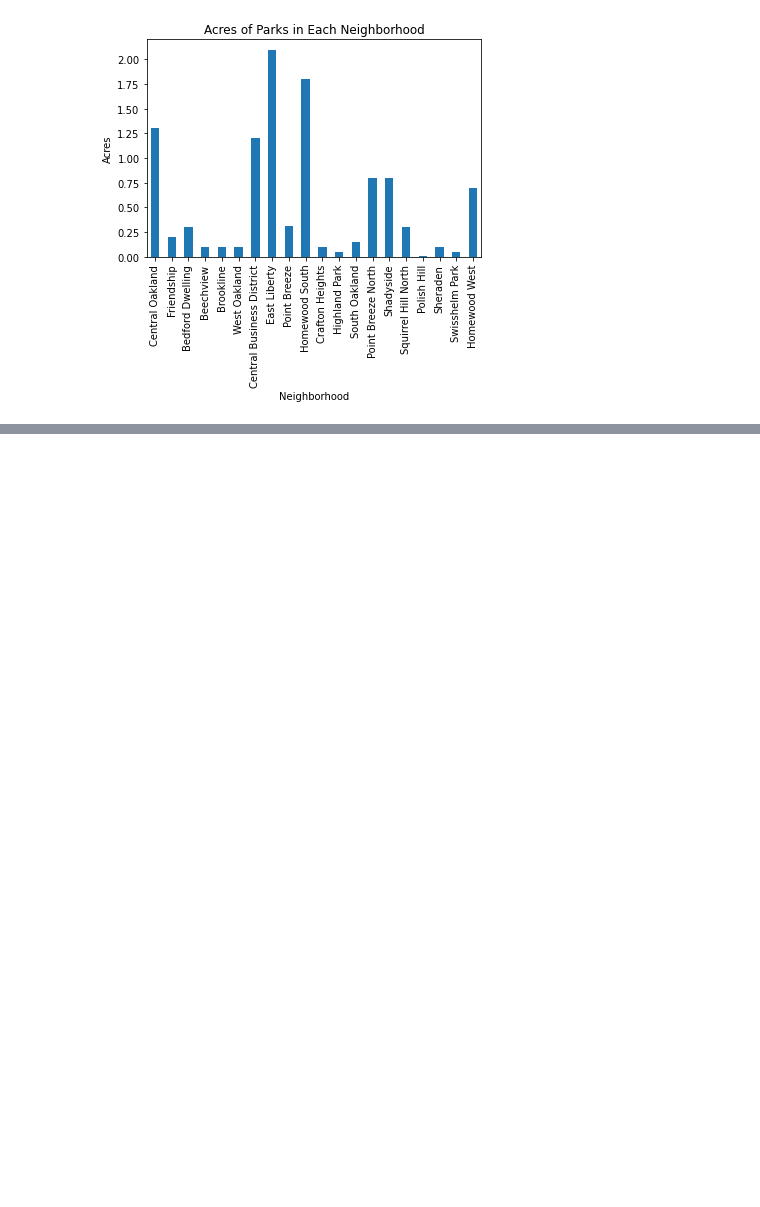
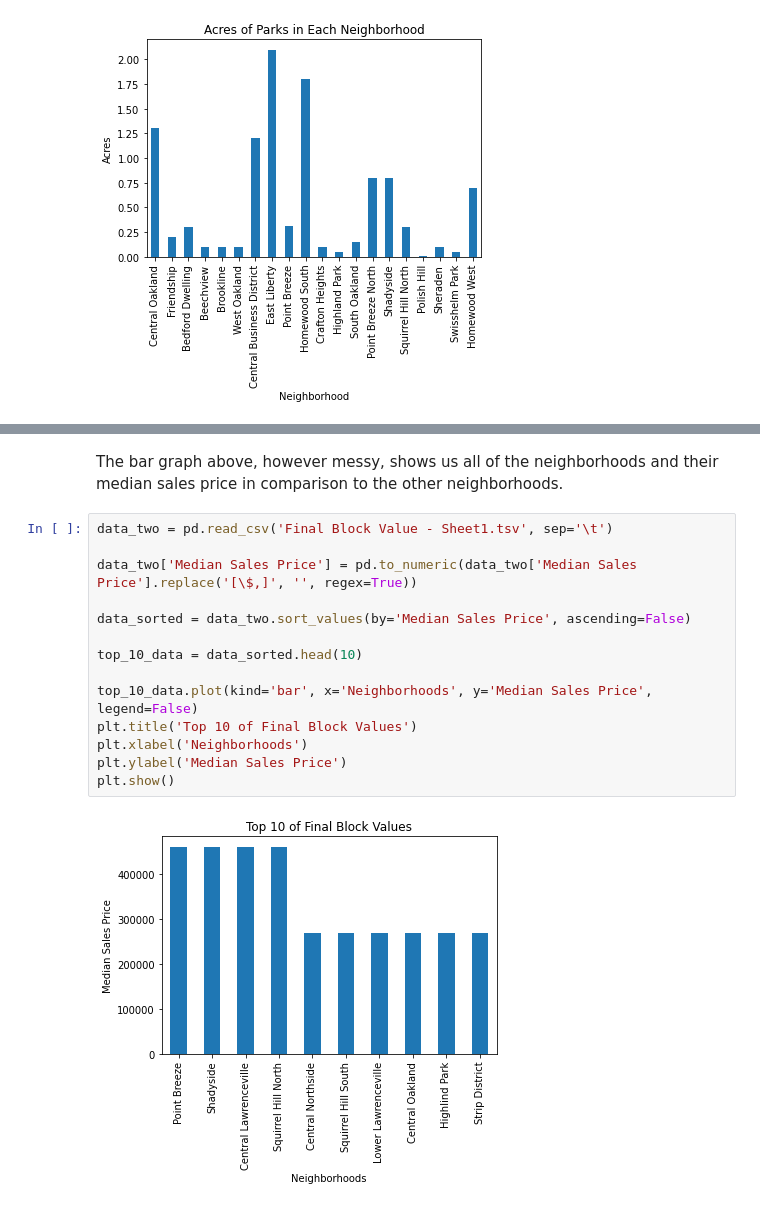
Before and after one commit to CLTYokuo/RealFinalProject, a Jupyter notebook: FinalProjectMetric.ipynb, the cells around one changed output, grey strips where cells are left out. Saved outputs shown, nothing was run; the diff lists cells and outputs as text; blank space fills up the shorter version.

```diff
--- a/FinalProjectMetric.ipynb
+++ b/FinalProjectMetric.ipynb
@@ -61,0 +103,18 @@ From the above dataset, East Liberty is the neighborhood with the most green spa
+# %% [markdown]
+The bar graph above, however messy, shows us all of the neighborhoods and their median sales price in comparison to the other neighborhoods.
+# %%
+data_two = pd.read_csv('Final Block Value - Sheet1.tsv', sep='\t')
+
+data_two['Median Sales Price'] = pd.to_numeric(data_two['Median Sales Price'].replace('[\$,]', '', regex=True))
+
+data_sorted = data_two.sort_values(by='Median Sales Price', ascending=False)
+
+top_10_data = data_sorted.head(10)
+
+top_10_data.plot(kind='bar', x='Neighborhoods', y='Median Sales Price', legend=False)
+plt.title('Top 10 of Final Block Values')
+plt.xlabel('Neighborhoods')
+plt.ylabel('Median Sales Price')
+plt.show()
+# %% [output]
+[figure, added]
```
Also changed, not shown: parts of 6 cells of this notebook.
